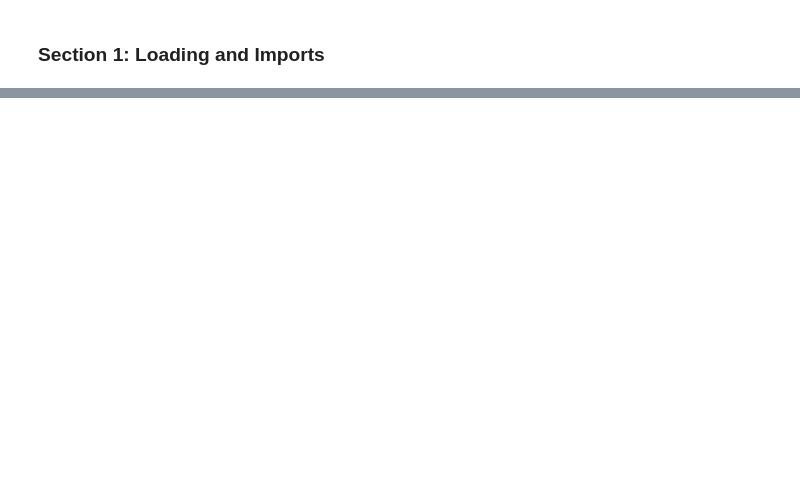
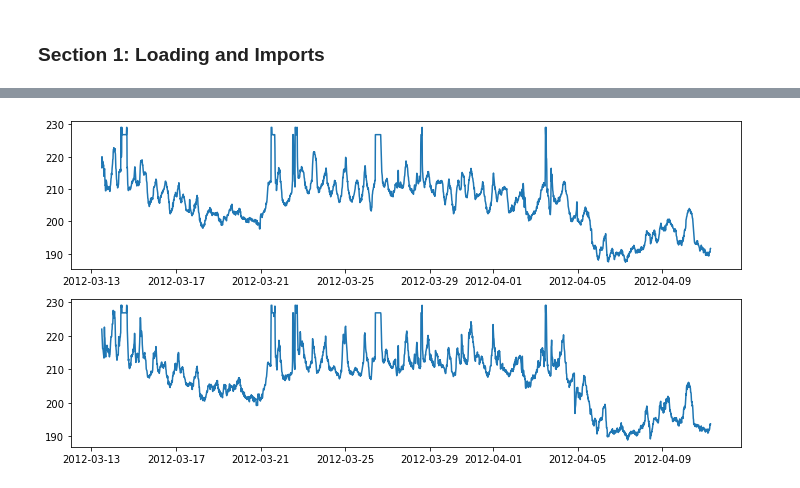
Before and after one commit to Caveexplorer/Home-Temperature-Time-Series-Forecasting, a Jupyter notebook: Notebooks/Pre-processing and Training Data Development.ipynb, the cells around one changed output, grey strips where cells are left out. Cells and saved outputs as stored; diff of their text form; code cells hidden in the pictures; blank space fills up the shorter version.

```diff
--- a/Notebooks/Pre-processing and Training Data Development.ipynb
+++ b/Notebooks/Pre-processing and Training Data Development.ipynb
@@ -299,0 +76,3 @@ X_train, y_train, X_test, y_test = train_test_split(X, y, test_size=0.33, random
+# %%
+# Replace all values in the column above the standard outlier with the standard outlier
+df[df['co2_dining_room'] > standard_outlier] = standard_outlier
@@ -299,0 +86,15 @@ X_train, y_train, X_test, y_test = train_test_split(X, y, test_size=0.33, random
+# %%
+# Replace all values in the column above the standard outlier with the standard outlier
+df[df['co2_room'] > standard_outlier] = standard_outlier
+# %%
+# Check our work
+fig = plt.figure(figsize = (12, 6))
+plt.subplot(2, 1, 1)
+plt.plot(df['co2_dining_room'])
+
+plt.subplot(2, 1, 2)
+plt.plot(df['co2_room'])
+
+plt.show()
+# %% [output]
+[figure, added]
```
Also changed, not shown: parts of 61 cells of this notebook, 3 other files.
